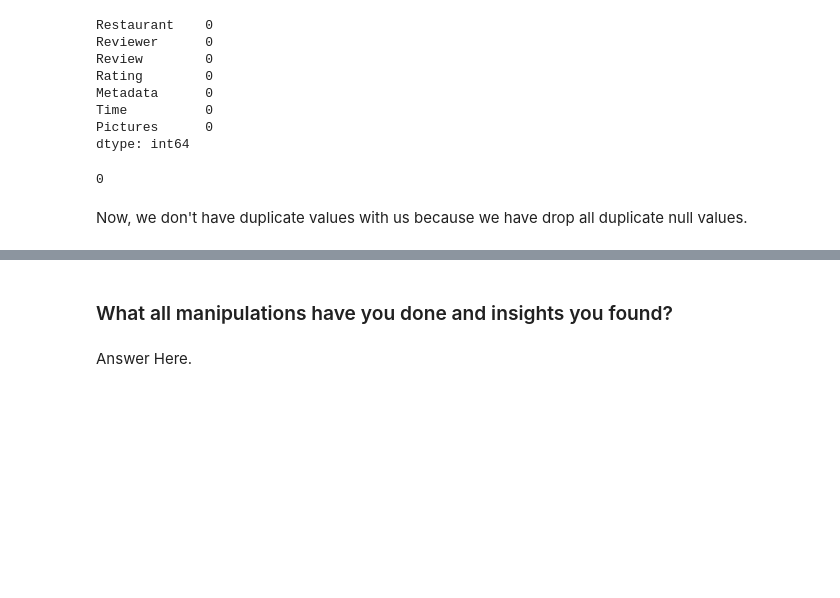
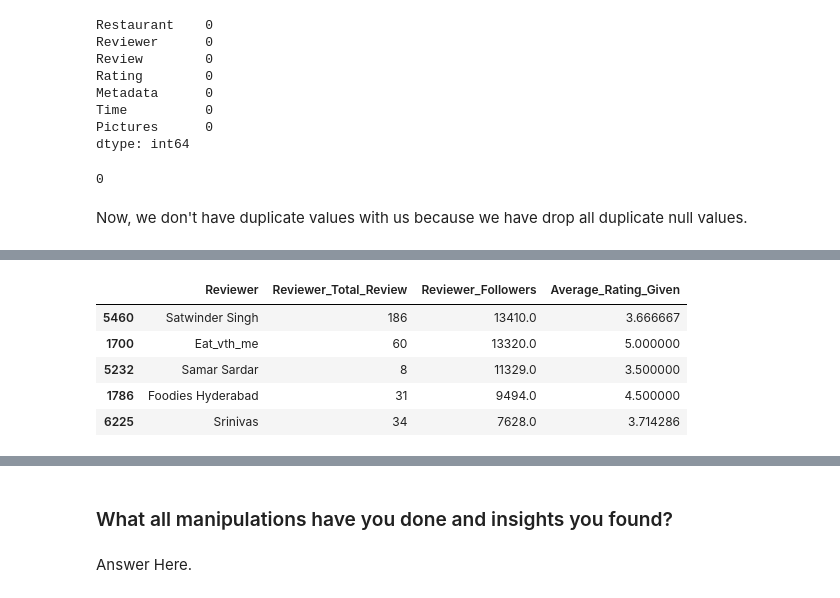
Before and after one commit to David-Kumawat/Capstone-Project---4-Zomato-Restaurant-Clustering-And-Sentiment-Analysis, a Jupyter notebook: Unsupervised_Zomato_Restaurant_Clustering_And_Sentiment_Analysis.ipynb, the cells around one changed output, grey strips where cells are left out. Cells and saved outputs as stored; diff of their text form; code cells hidden in the pictures; blank space fills up the shorter version.

```diff
--- a/Unsupervised_Zomato_Restaurant_Clustering_And_Sentiment_Analysis.ipynb
+++ b/Unsupervised_Zomato_Restaurant_Clustering_And_Sentiment_Analysis.ipynb
@@ -486,0 +523,4 @@ rest_df['Cost'] = rest_df['Cost'].astype('int')
+# %%
+# Different Cuisiness Served by the Restaurants
+pd.options.display.max_rows = 100
+rest_df['Cuisines'].value_counts()
@@ -558,3 +672,13 @@ array(['5', '4', '1', '3', '2', '3.5', '4.5', '2.5', '1.5', 'Like'],
 # Correcting and changing the datatype
 reviews_df['Rating'] = reviews_df['Rating'].replace('Like','4')
 reviews_df['Rating'] = reviews_df['Rating'].astype('float')
+# %%
+# Changing date and extracting few feature for manipulation
+
+reviews_df['Reviewer_Total_Review'],reviews_df['Reviewer_Followers']=reviews_df['Metadata'].str.split(',').str
+reviews_df['Reviewer_Total_Review'] = pd.to_numeric(reviews_df['Reviewer_Total_Review'].str.split(' ').str[0])
+reviews_df['Reviewer_Followers'] = pd.to_numeric(reviews_df['Reviewer_Followers'].str.split(' ').str[1])
+reviews_df['Time']=pd.to_datetime(reviews_df['Time'])
+reviews_df['Review_Year'] = pd.DatetimeIndex(reviews_df['Time']).year
+reviews_df['Review_Month'] = pd.DatetimeIndex(reviews_df['Time']).month
+reviews_df['Review_Hour'] = pd.DatetimeIndex(reviews_df['Time']).hour
@@ -560,0 +733,13 @@ reviews_df['Rating'] = reviews_df['Rating'].astype('float')
+# %%
+# Finding the most followed reviewer
+most_followed_reviewer = reviews_df.groupby('Reviewer').agg({'Reviewer_Total_Review':'max',
+      'Reviewer_Followers':'max', 'Rating':'mean'}).reset_index().rename(columns = {
+          'Rating':'Average_Rating_Given'}).sort_values('Reviewer_Followers', ascending = False)
+most_followed_reviewer[:5]
+# %% [output]
+|  | Reviewer | Reviewer_Total_Review | Reviewer_Followers | Average_Rating_Given |
+| 5460 | Satwinder Singh | 186 | 13410.0 | 3.666667 |
+| 1700 | Eat_vth_me | 60 | 13320.0 | 5.000000 |
+| 5232 | Samar Sardar | 8 | 11329.0 | 3.500000 |
+| 1786 | Foodies Hyderabad | 31 | 9494.0 | 4.500000 |
+| 6225 | Srinivas | 34 | 7628.0 | 3.714286 |
```
Also changed, not shown: parts of 36 cells of this notebook.
